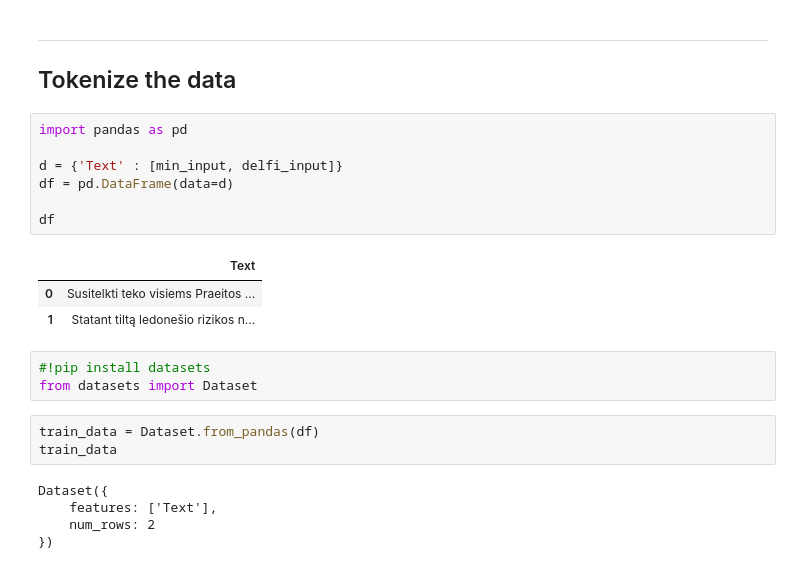
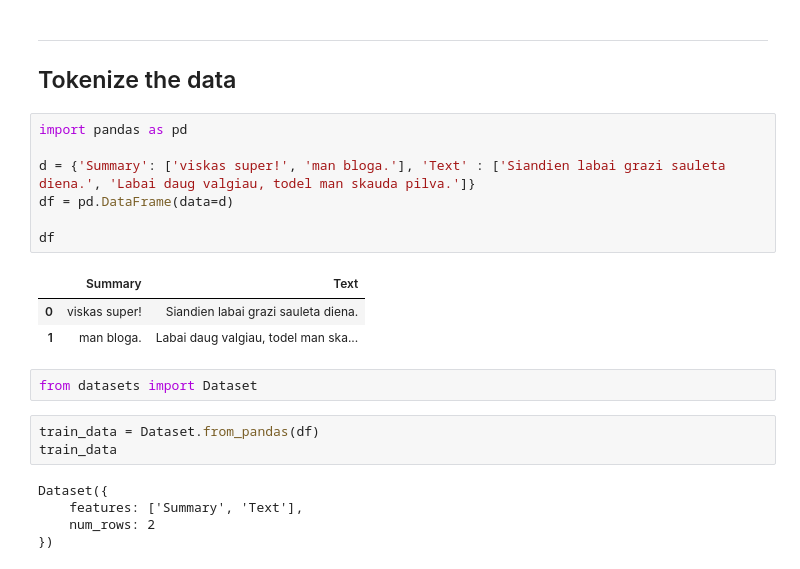
Before and after one commit to tarasevic-r/Lithuanian_text_summarization, a Jupyter notebook: LitLatBert.ipynb, the cells around one changed output. Saved outputs shown, nothing was run; the diff lists cells and outputs as text.

```diff
--- a/LitLatBert.ipynb
+++ b/LitLatBert.ipynb
@@ -141,23 +134,22 @@ encoded_dict
 # %%
 import pandas as pd
 
-d = {'Text' : [min_input, delfi_input]}
+d = {'Summary': ['viskas super!', 'man bloga.'], 'Text' : ['Siandien labai grazi sauleta diena.', 'Labai daug valgiau, todel man skauda pilva.']}
 df = pd.DataFrame(data=d)
 
 df
 # %% [output]
-|  | Text |
-| 0 | Susitelkti teko visiems Praeitos ... |
-| 1 | Statant tiltą ledonešio rizikos n... |
+|  | Summary | Text |
+| 0 | viskas super! | Siandien labai grazi sauleta diena. |
+| 1 | man bloga. | Labai daug valgiau, todel man ska... |
 # %%
-#!pip install datasets
 from datasets import Dataset
 # %%
 train_data = Dataset.from_pandas(df)
 train_data
 # %% [output]
 Dataset({
-    features: ['Text'],
+    features: ['Summary', 'Text'],
     num_rows: 2
 })
 # %%
```
Also changed, not shown: parts of 21 cells of this notebook.
